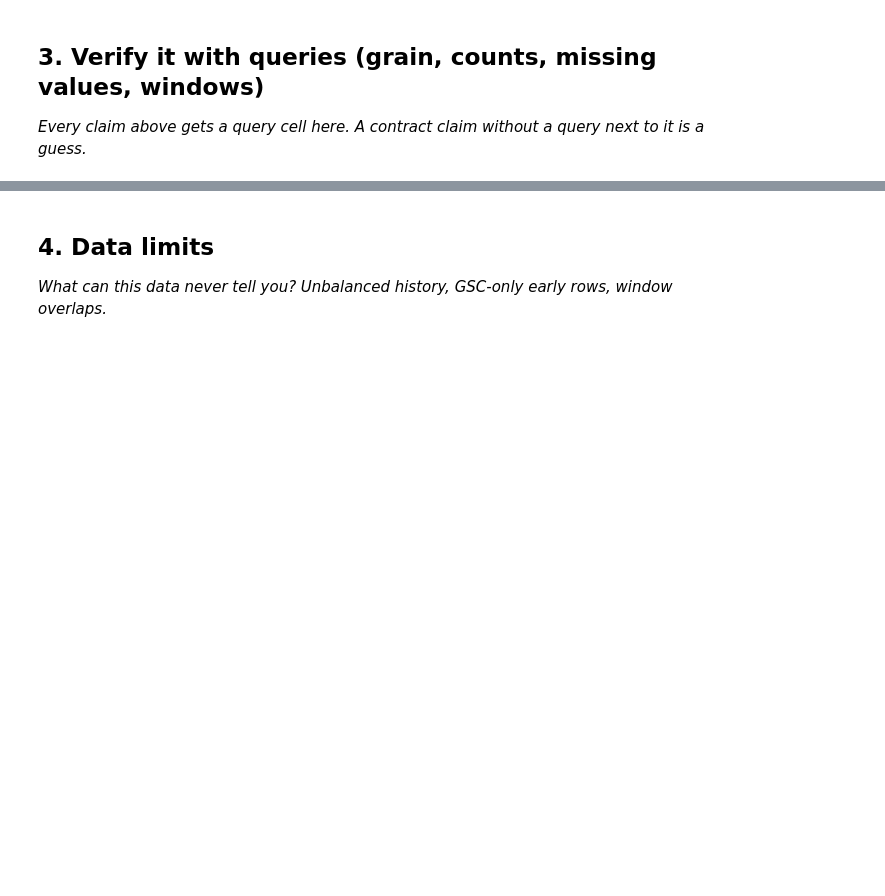
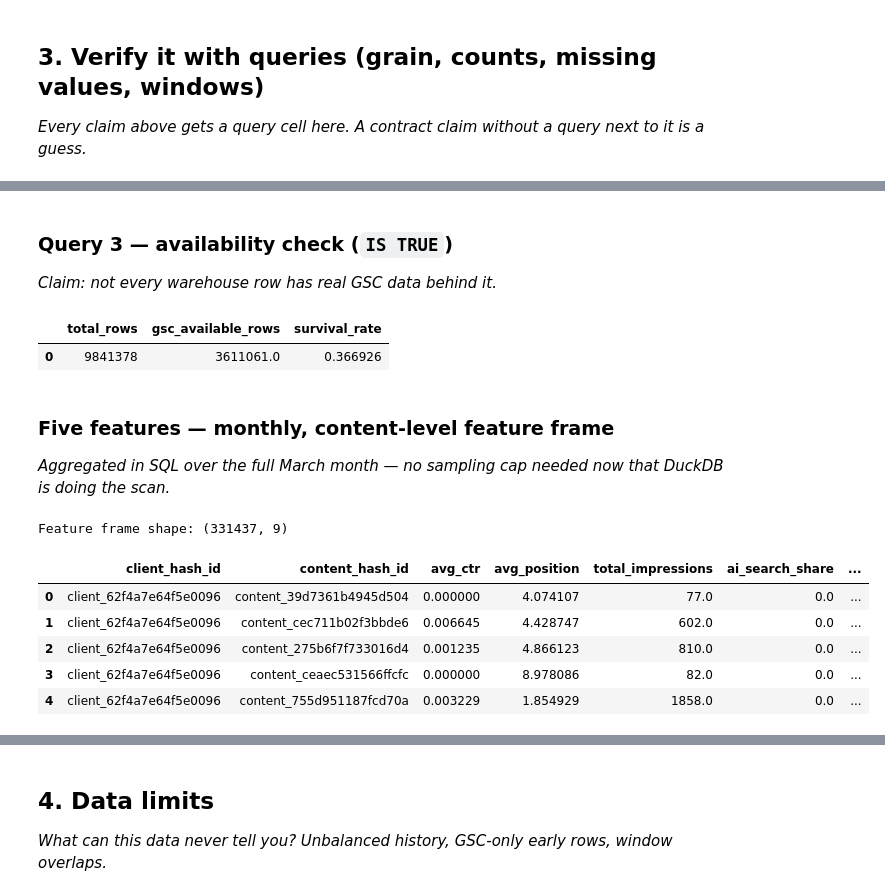
Before and after one commit to GokulM8/Internship, a Jupyter notebook: work/notebooks/w03_data_contract.ipynb, the cells around one changed output, grey strips where cells are left out. Cells and saved outputs as stored; diff of their text form; code cells hidden in the pictures; blank space fills up the shorter version.

```diff
--- a/work/notebooks/w03_data_contract.ipynb
+++ b/work/notebooks/w03_data_contract.ipynb
@@ -56,0 +95,15 @@ print("Loaded:", hf_token[:10] + "...")
+# %%
+con = duckdb.connect()
+con.sql("INSTALL httpfs; LOAD httpfs;")
+
+con.sql(f"""
+    CREATE OR REPLACE SECRET hf_secret (
+        TYPE huggingface,
+        TOKEN '{HF_TOKEN}'
+    )
+""")
+
+remote_paths = [f"hf://datasets/FlyRank/internship-warehouse/{f}" for f in config_files]
+paths_sql = "[" + ", ".join(f"'{p}'" for p in remote_paths) + "]"
+con.sql(f"CREATE OR REPLACE VIEW fact AS SELECT * FROM read_parquet({paths_sql})")
+con.sql("DESCRIBE fact").show()
@@ -56,0 +165,59 @@ print("Loaded:", hf_token[:10] + "...")
+# %% [markdown]
+### Query 3 — availability check (`IS TRUE`)
+
+*Claim: not every warehouse row has real GSC data behind it.*
+# %%
+query3 = con.sql("""
+    SELECT
+        COUNT(*) AS total_rows,
+        SUM(CASE WHEN gsc_data_available IS TRUE THEN 1 ELSE 0 END) AS gsc_available_rows
+    FROM fact
+    WHERE report_date BETWEEN DATE '2026-03-01' AND DATE '2026-03-31'
+""").df()
+
+query3["survival_rate"] = query3["gsc_available_rows"] / query3["total_rows"]
+query3
+# %% [output]
+|  | total_rows | gsc_available_rows | survival_rate |
+| 0 | 9841378 | 3611061.0 | 0.366926 |
+# %% [markdown]
+### Five features — monthly, content-level feature frame
+
+*Aggregated in SQL over the full March month — no sampling cap needed now that DuckDB is doing the scan.*
+# %%
+features = con.sql("""
+    WITH march AS (
+        SELECT *, CAST(strftime(report_date, '%d') AS INTEGER) AS day
+        FROM fact
+        WHERE report_date BETWEEN DATE '2026-03-01' AND DATE '2026-03-31'
+    ),
+    with_sessions AS (
+        SELECT *,
+            sessions_organic + sessions_direct + sessions_referral
+            + sessions_social + sessions_paid + sessions_ai AS total_sessions_row
+        FROM march
+    )
+    SELECT
+        client_hash_id,
+        content_hash_id,
+        SUM(gsc_clicks) * 1.0 / NULLIF(SUM(gsc_impressions), 0) AS avg_ctr,
+        AVG(gsc_avg_position) AS avg_position,
+        SUM(gsc_impressions) AS total_impressions,
+        SUM(sessions_ai) * 1.0 / NULLIF(SUM(total_sessions_row), 0) AS ai_search_share,
+        SUM(ga4_engaged_sessions) * 1.0 / NULLIF(SUM(ga4_sessions), 0) AS engagement_rate,
+        SUM(CASE WHEN day <= 15 THEN gsc_clicks ELSE 0 END) AS front_half_clicks,
+        SUM(CASE WHEN day > 15 THEN gsc_clicks ELSE 0 END) AS back_half_clicks
+    FROM with_sessions
+    GROUP BY client_hash_id, content_hash_id
+""").df().fillna(0)
+
+print("Feature frame shape:", features.shape)
+features.head()
+# %% [output]
+Feature frame shape: (331437, 9)
+|  | client_hash_id | content_hash_id | avg_ctr | avg_position | total_impressions | ai_search_share | ... |
+| 0 | client_62f4a7e64f5e0096 | content_39d7361b4945d504 | 0.000000 | 4.074107 | 77.0 | 0.0 | ... |
+| 1 | client_62f4a7e64f5e0096 | content_cec711b02f3bbde6 | 0.006645 | 4.428747 | 602.0 | 0.0 | ... |
+| 2 | client_62f4a7e64f5e0096 | content_275b6f7f733016d4 | 0.001235 | 4.866123 | 810.0 | 0.0 | ... |
+| 3 | client_62f4a7e64f5e0096 | content_ceaec531566ffcfc | 0.000000 | 8.978086 | 82.0 | 0.0 | ... |
+| 4 | client_62f4a7e64f5e0096 | content_755d951187fcd70a | 0.003229 | 1.854929 | 1858.0 | 0.0 | ... |
```
Also changed, not shown: parts of 24 cells of this notebook.
